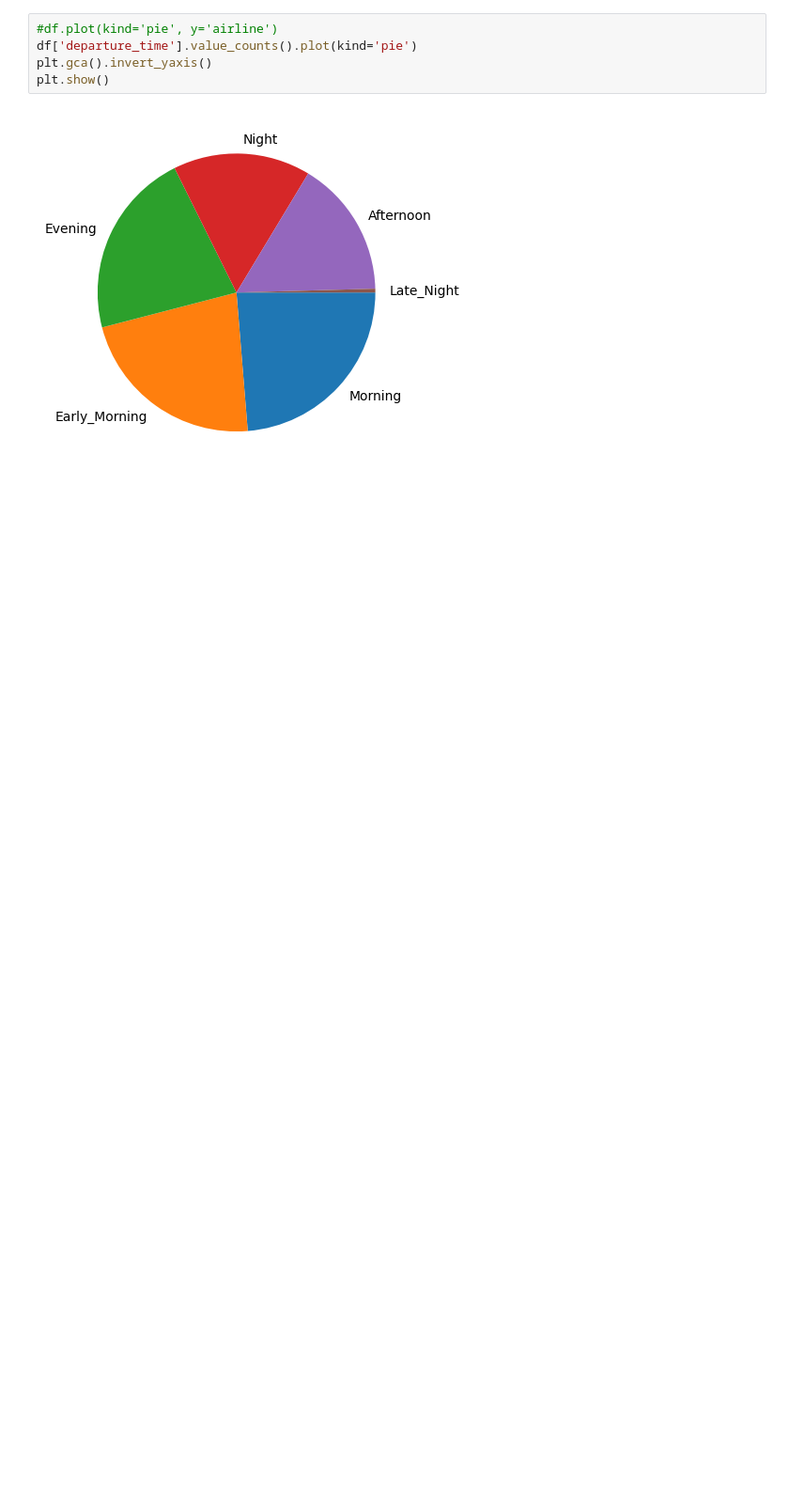
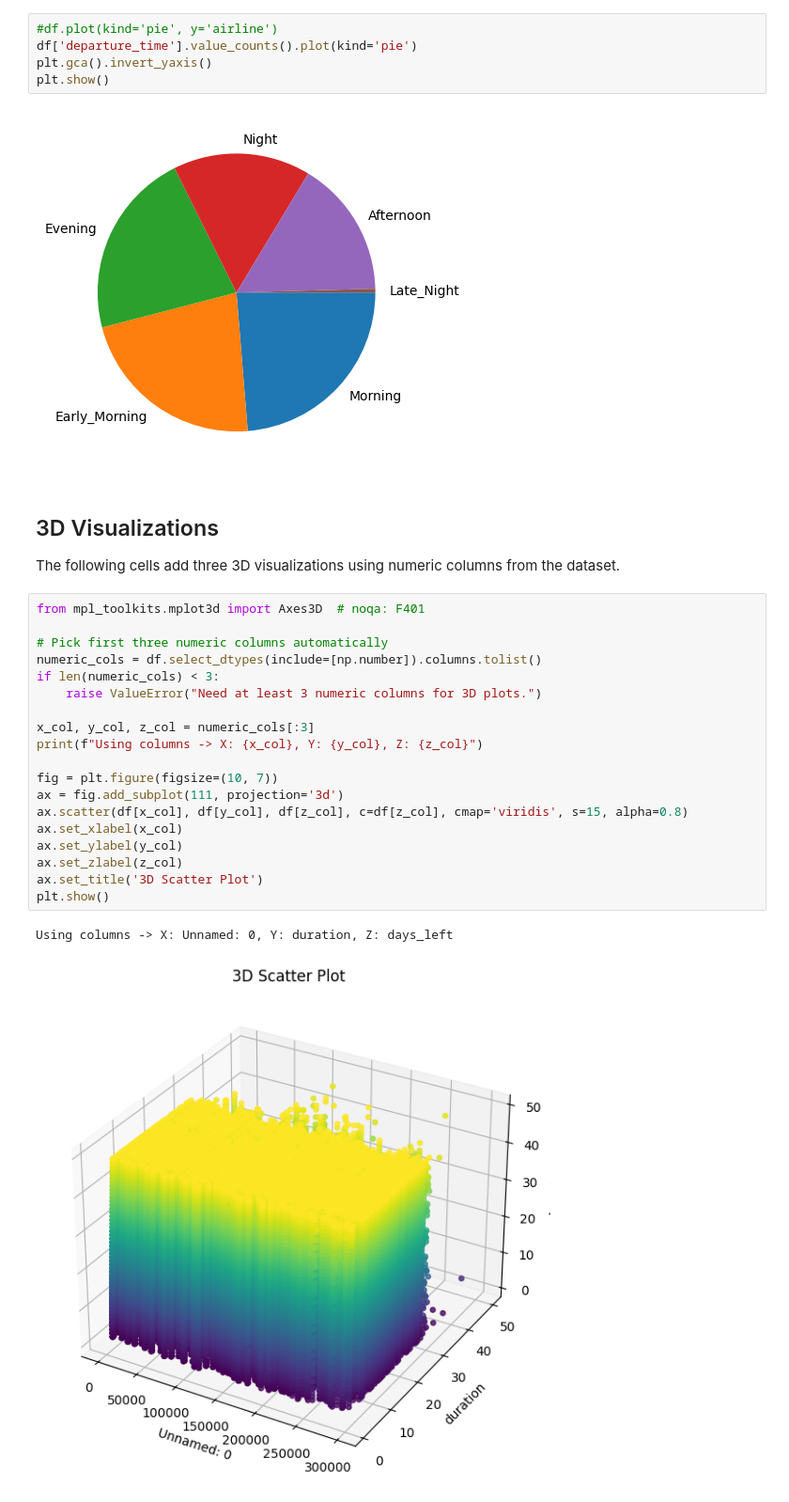
Before and after one commit to retrixe/collegework, a Jupyter notebook: sem6/pbl/Assignment2.ipynb, the cells around one changed output. Shown at 94% size. Saved outputs shown, nothing was run; the diff lists cells and outputs as text; blank space fills up the shorter version.

```diff
--- a/sem6/pbl/Assignment2.ipynb
+++ b/sem6/pbl/Assignment2.ipynb
@@ -227,3 +227,28 @@ plt.gca().invert_yaxis()
 plt.show()
 # %% [output]
 [figure]
+# %% [markdown]
+## 3D Visualizations
+The following cells add three 3D visualizations using numeric columns from the dataset.
+# %%
+from mpl_toolkits.mplot3d import Axes3D  # noqa: F401
+
+# Pick first three numeric columns automatically
+numeric_cols = df.select_dtypes(include=[np.number]).columns.tolist()
+if len(numeric_cols) < 3:
+    raise ValueError("Need at least 3 numeric columns for 3D plots.")
+
+x_col, y_col, z_col = numeric_cols[:3]
+print(f"Using columns -> X: {x_col}, Y: {y_col}, Z: {z_col}")
+
+fig = plt.figure(figsize=(10, 7))
+ax = fig.add_subplot(111, projection='3d')
+ax.scatter(df[x_col], df[y_col], df[z_col], c=df[z_col], cmap='viridis', s=15, alpha=0.8)
+ax.set_xlabel(x_col)
+ax.set_ylabel(y_col)
+ax.set_zlabel(z_col)
+ax.set_title('3D Scatter Plot')
+plt.show()
+# %% [output]
+Using columns -> X: Unnamed: 0, Y: duration, Z: days_left
+[figure, added]
```
Also changed, not shown: parts of 2 cells of this notebook, 3 other files.
